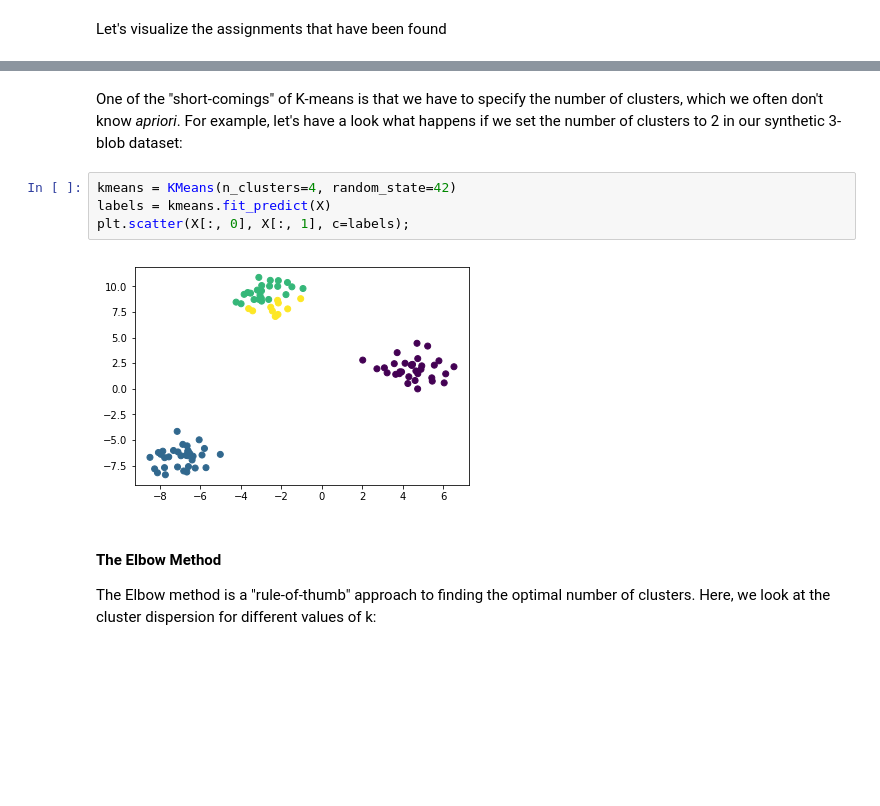
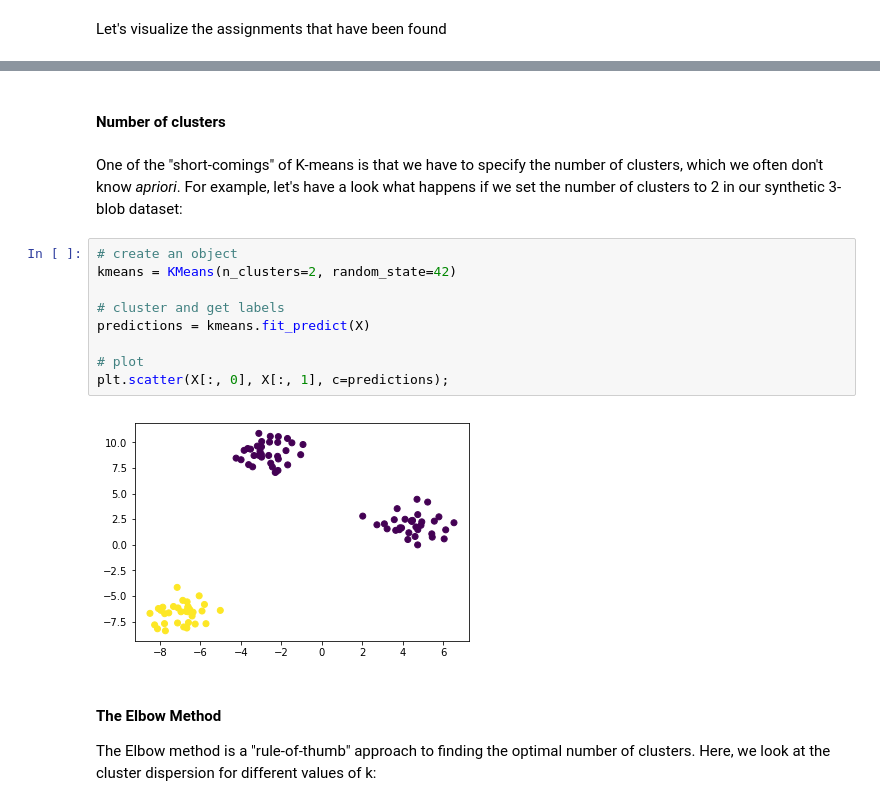
Before and after one commit to mstfldmr/IntelAIWorkshop, a Jupyter notebook: ClusteringBlobs.ipynb, the cells around one changed output, grey strips where cells are left out. Saved outputs shown, nothing was run; the diff lists cells and outputs as text; blank space fills up the shorter version.

```diff
--- a/ClusteringBlobs.ipynb
+++ b/ClusteringBlobs.ipynb
@@ -109,13 +85,20 @@ adjusted_rand_score(y, labels)
 # %% [output]
 1.0
+# %% [markdown]
+#### Number of clusters
 # %% [markdown]
 One of the "short-comings" of K-means is that we have to specify the number of clusters, which we often don't know *apriori*. For example, let's have a look what happens if we set the number of clusters to 2 in our synthetic 3-blob dataset:
 # %%
-kmeans = KMeans(n_clusters=4, random_state=42)
-labels = kmeans.fit_predict(X)
-plt.scatter(X[:, 0], X[:, 1], c=labels);
+# create an object
+kmeans = KMeans(n_clusters=2, random_state=42)
+
+# cluster and get labels
+predictions = kmeans.fit_predict(X)
+
+# plot
+plt.scatter(X[:, 0], X[:, 1], c=predictions);
 # %% [output]
-[figure, old version]
+[figure, new version]
 # %% [markdown]
 #### The Elbow Method
 
```
Also changed, not shown: parts of 32 cells of this notebook, 5 other files.
